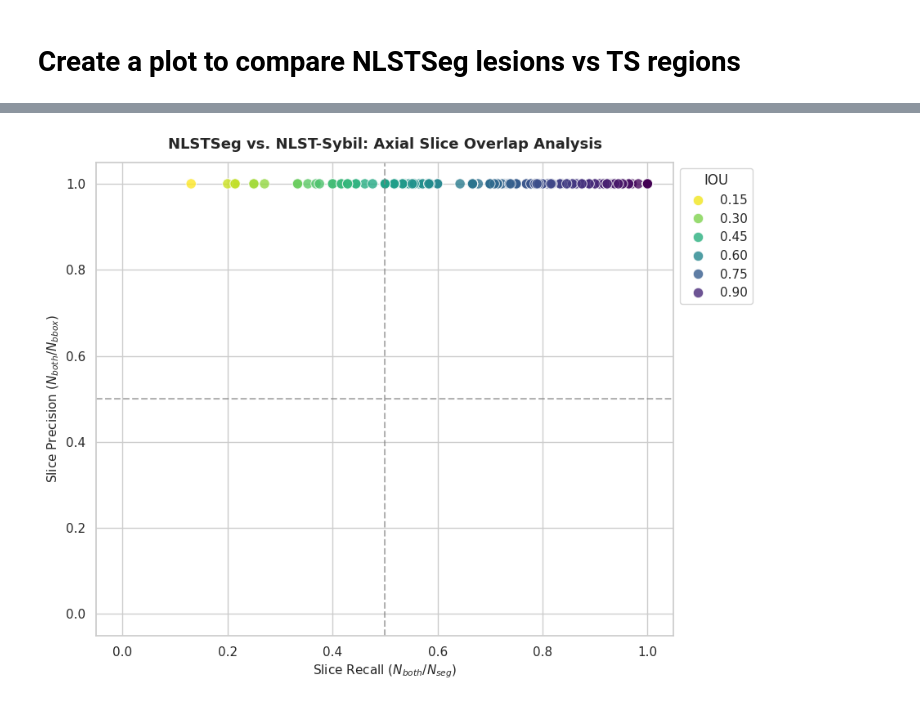
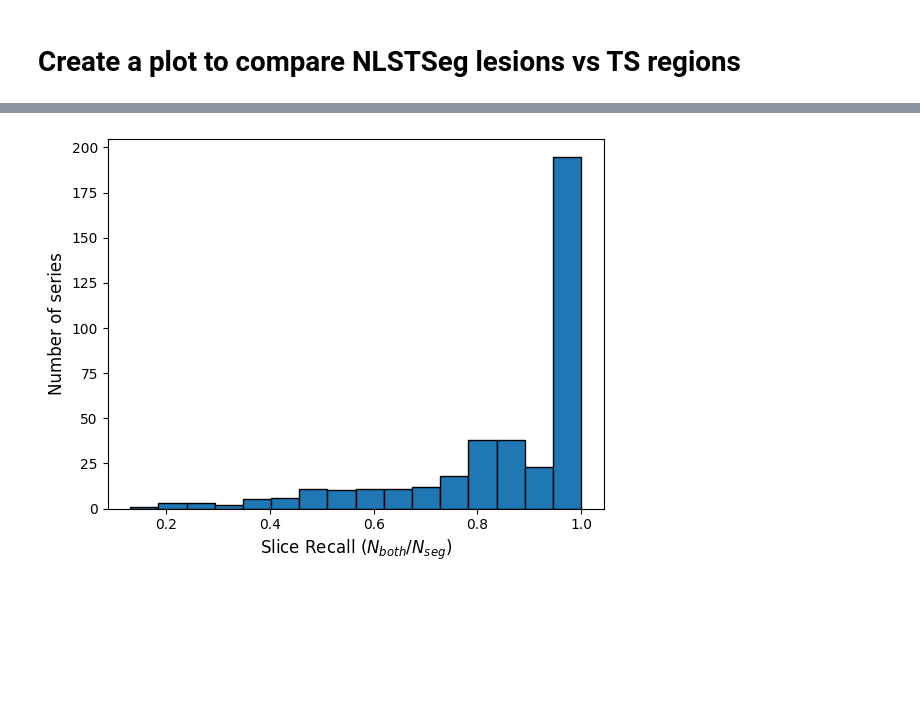
Before and after one commit to ImagingDataCommons/idc-nlst-plus, a Jupyter notebook: TechnicalValidation/consistencyChecks/NLSTSegVsNLSTSybil_viz.ipynb, the cells around one changed output, grey strips where cells are left out. Cells and saved outputs as stored; diff of their text form; code cells hidden in the pictures; blank space fills up the shorter version.

```diff
--- a/TechnicalValidation/consistencyChecks/NLSTSegVsNLSTSybil_viz.ipynb
+++ b/TechnicalValidation/consistencyChecks/NLSTSegVsNLSTSybil_viz.ipynb
@@ -50,61 +51,17 @@ plt.show()
 # %%
-# Calculate the precision and recall
-
 # Slice Recall (Sensitivity): fraction of segmentation slices covered by boxes
 df["slice_recall"] = np.where(
     df["num_of_slices_with_seg"] > 0, df["number_of_slices_with_bbox_and_seg"] / df["num_of_slices_with_seg"], np.nan
 )
-
-# Slice Precision: fraction of bounding box slices that contain segmentation
-df["slice_precision"] = np.where(
-    df["num_of_slices_with_bbox"] > 0, df["number_of_slices_with_bbox_and_seg"] / df["num_of_slices_with_bbox"], np.nan
-)
-
-# Calculate axial IoU (1D Jaccard Index across slices)
-df["iou_z"] = np.where(
-    (df["num_of_slices_with_seg"] + df["num_of_slices_with_bbox"] - df["number_of_slices_with_bbox_and_seg"]) > 0,
-    df["num_of_slices_with_bbox"] / (df["num_of_slices_with_seg"] + df["num_of_slices_with_bbox"] - df["number_of_slices_with_bbox_and_seg"]),
-    0.0,
-)
-# %%
-# Plot figure
-
-plt.figure(figsize=(9, 7))
-sns.set_theme(style="whitegrid")
-
-# Scatter plot (hue colors points by 1D axial IoU)
-ax = sns.scatterplot(
-    data=df.dropna(subset=["slice_recall", "slice_precision"]),
-    x="slice_recall",
-    y="slice_precision",
-    hue="iou_z",
-    palette="viridis_r",
-    s=80,
-    alpha=0.8,
-)
-
-# Reference quadrant lines
-plt.axhline(0.5, color="gray", linestyle="--", alpha=0.6)
-plt.axvline(0.5, color="gray", linestyle="--", alpha=0.6)
-
-# Move legend to outside the plot on the right
-sns.move_legend(ax, "upper left", bbox_to_anchor=(1, 1), title="IOU")
-
-# Axis labels and limits
-plt.title(
-    "NLSTSeg vs. NLST-Sybil: Axial Slice Overlap Analysis",
-    fontsize=13,
-    fontweight="bold",
-    pad=12,
-)
-plt.xlabel("Slice Recall ($N_{both} / N_{seg}$)", fontsize=11)
-plt.ylabel("Slice Precision ($N_{both} / N_{bbox}$)", fontsize=11)
-plt.xlim(-0.05, 1.05)
-plt.ylim(-0.05, 1.05)
-
-plt.tight_layout()
-plt.show()
-# %% [output]
-[figure, removed]
+# %%
+# Plot histogram of the recall (number of slices that have both segmentations and bounding boxes / number of slices that have segmentations)
+
+sns.reset_defaults()
+sns.histplot(df["slice_recall"], alpha=1)
+plt.xlabel("Slice Recall ($N_{both} / N_{seg}$)", fontsize=12)
+plt.ylabel("Number of series", fontsize=12)
+plt.show()
+# %% [output]
+[figure, added]
 # %%
 # Save CSV
```
Also changed, not shown: parts of 6 cells of this notebook.
